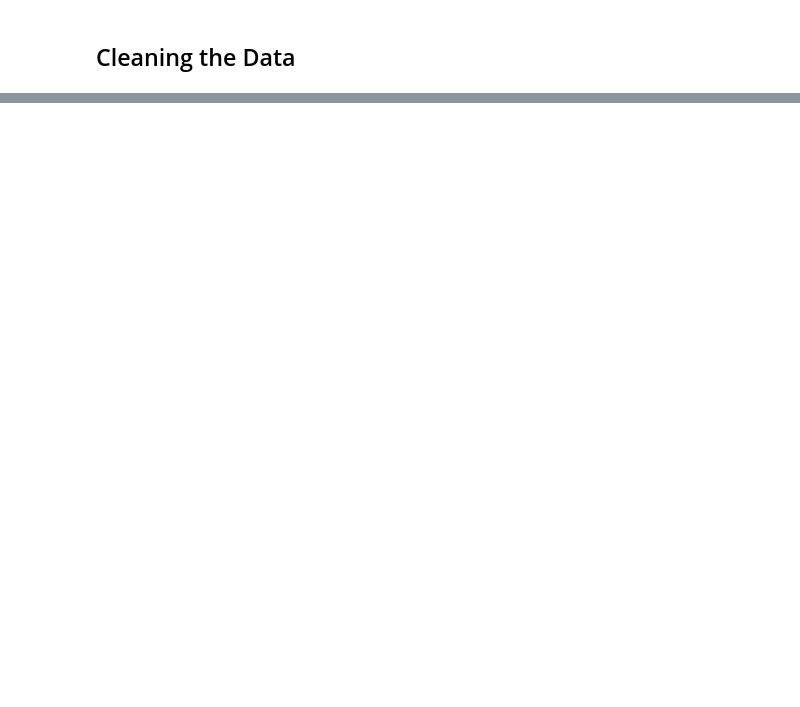
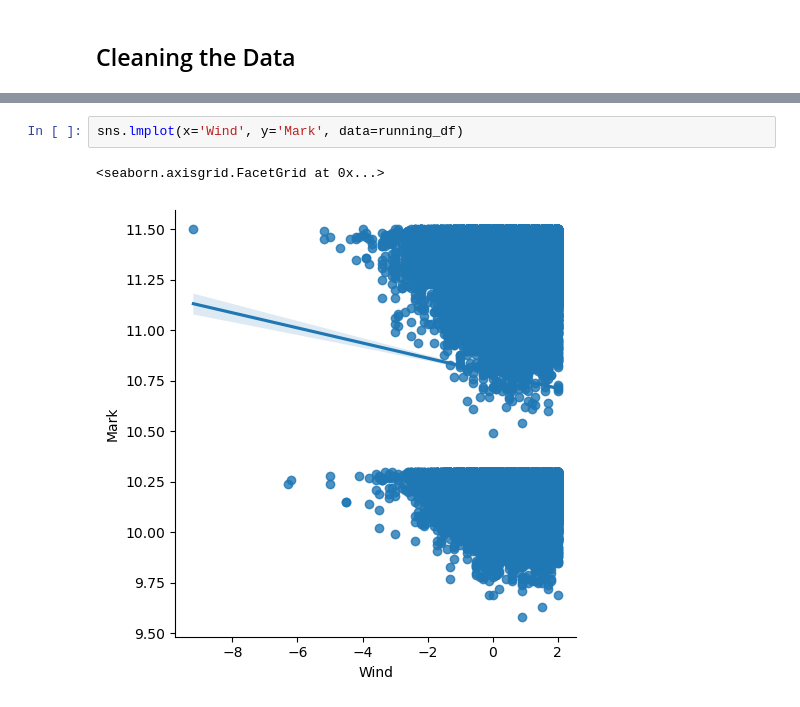
Before and after one commit to abarnes05/DS-final-project, a Jupyter notebook: Final Project.ipynb, the cells around one changed output, grey strips where cells are left out. Cells and saved outputs as stored; diff of their text form; blank space fills up the shorter version.

```diff
--- a/Final Project.ipynb
+++ b/Final Project.ipynb
@@ -64,0 +182,5 @@ plt.scatter(x=data['Wind'], y=data['Score'])
+# %%
+sns.lmplot(x='Wind', y='Mark', data=running_df)
+# %% [output]
+<seaborn.axisgrid.FacetGrid at 0x...>
+[figure, added]
```
Also changed, not shown: parts of 20 cells of this notebook.
